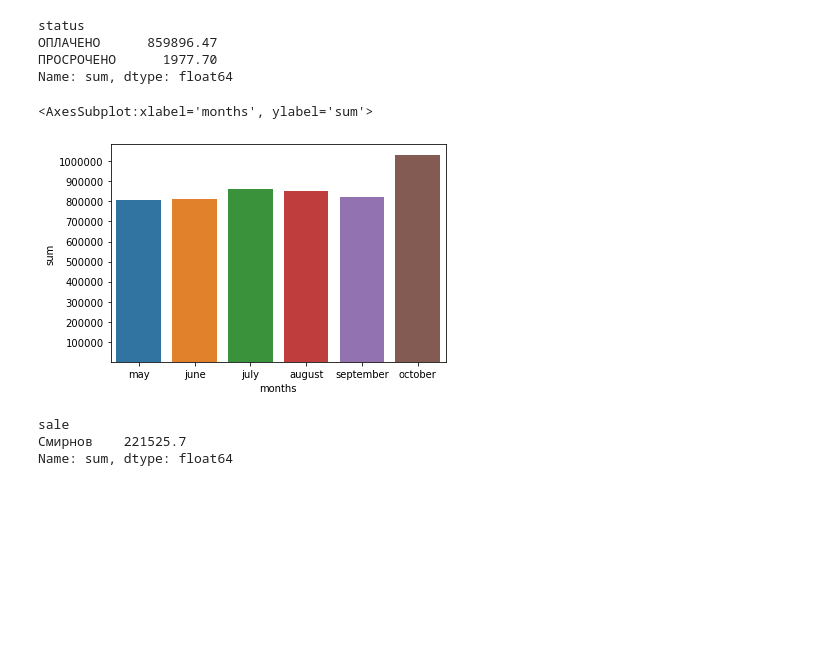
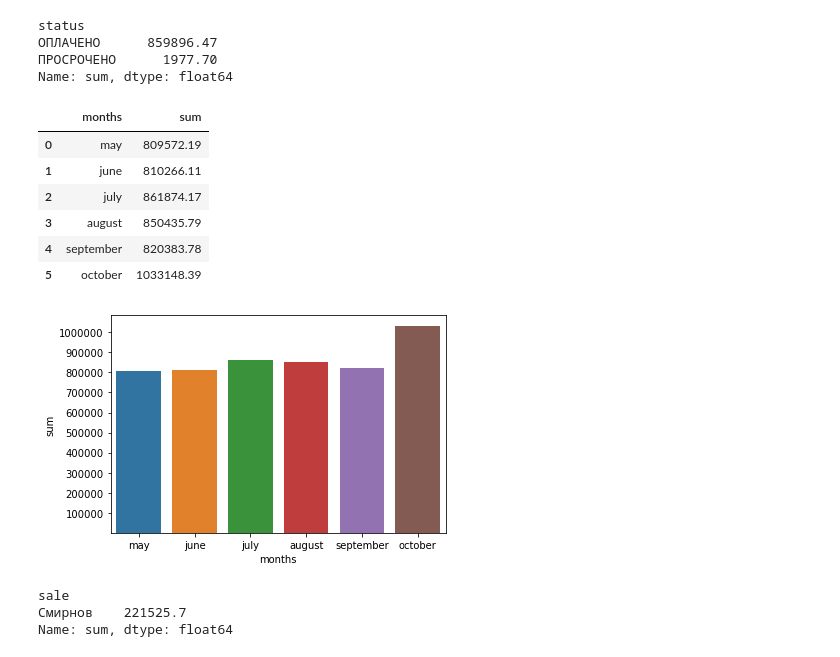
Before and after one commit to Runushkina/TestTask, a Jupyter notebook: test_for_analyst.ipynb, the cells around one changed output. Drawn from its saved outputs; the diff is of its cells as text; code cells hidden in the pictures; blank space fills up the shorter version.

```diff
--- a/test_for_analyst.ipynb
+++ b/test_for_analyst.ipynb
@@ -67,24 +67,30 @@ Name: sum, dtype: float64
 # %%
 ### Вопрос 2
 
 s_m = sum(may['sum'])
 s_jun = sum(june['sum'])
 s_jul = sum(july['sum'])
 s_a = sum(august['sum'])
 s_s = sum(september['sum'])
 s_o = sum(october['sum'])
 
 x = ['may', 'june', 'july', 'august', 'september', 'october']
 y = [s_m, s_jun, s_jul, s_a, s_s, s_o]
 data_for_fig = pd.DataFrame({'months' : x, 'sum' : y})
 
-g = sns.barplot(x='months', y='sum', capsize=0.5, data=data_for_fig)
+g = sns.barplot(x='months', y='sum', data=data_for_fig)
 ticks = range(100000, 1100000, 100000)
 g.set_yticks(ticks)
 g.set_yticklabels(ticks)
-g
+data_for_fig
 # %% [output]
-<AxesSubplot:xlabel='months', ylabel='sum'>
+|  | months | sum |
+| 0 | may | 809572.19 |
+| 1 | june | 810266.11 |
+| 2 | july | 861874.17 |
+| 3 | august | 850435.79 |
+| 4 | september | 820383.78 |
+| 5 | october | 1033148.39 |
 [figure]
 # %%
 ### Вопрос 3
```
Also changed, not shown: parts of 4 cells of this notebook, 2 other files.
